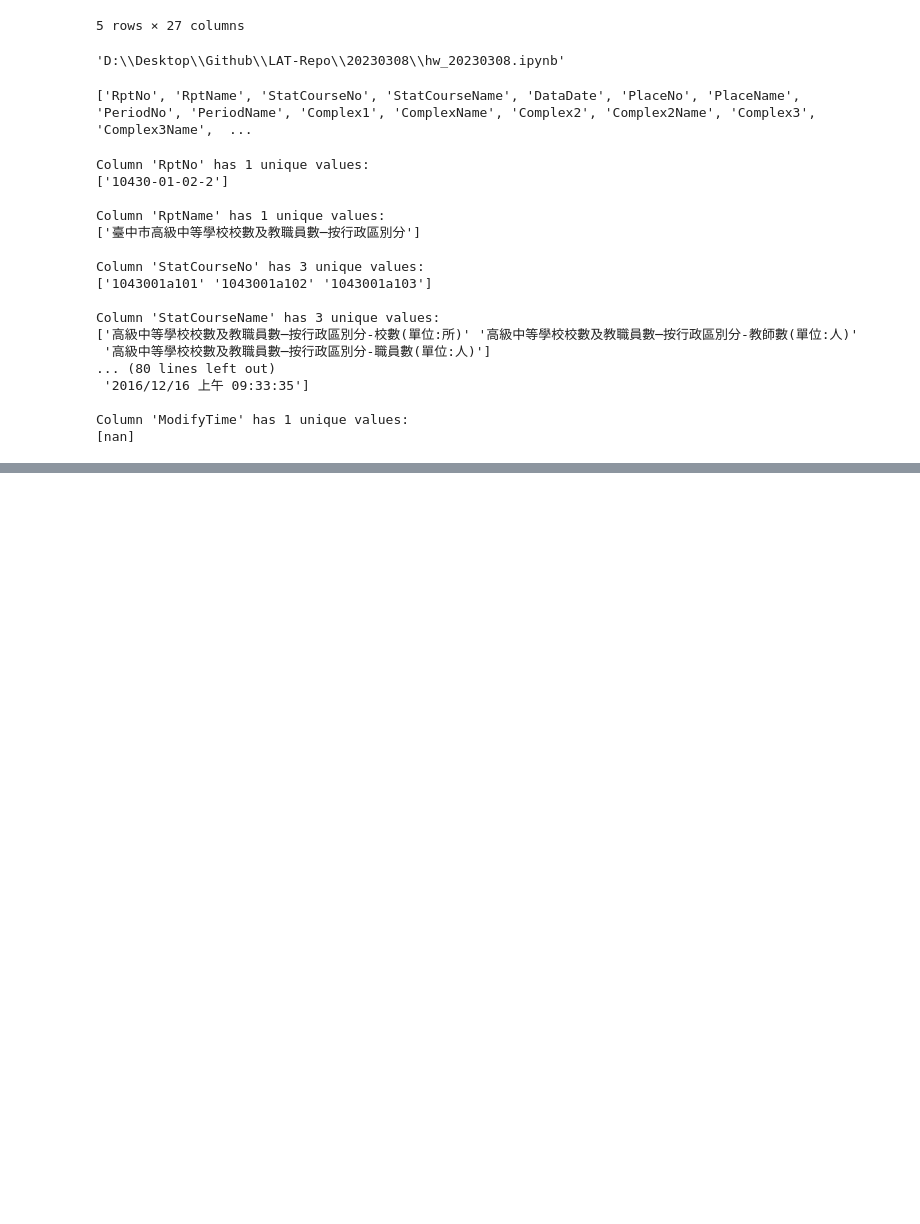
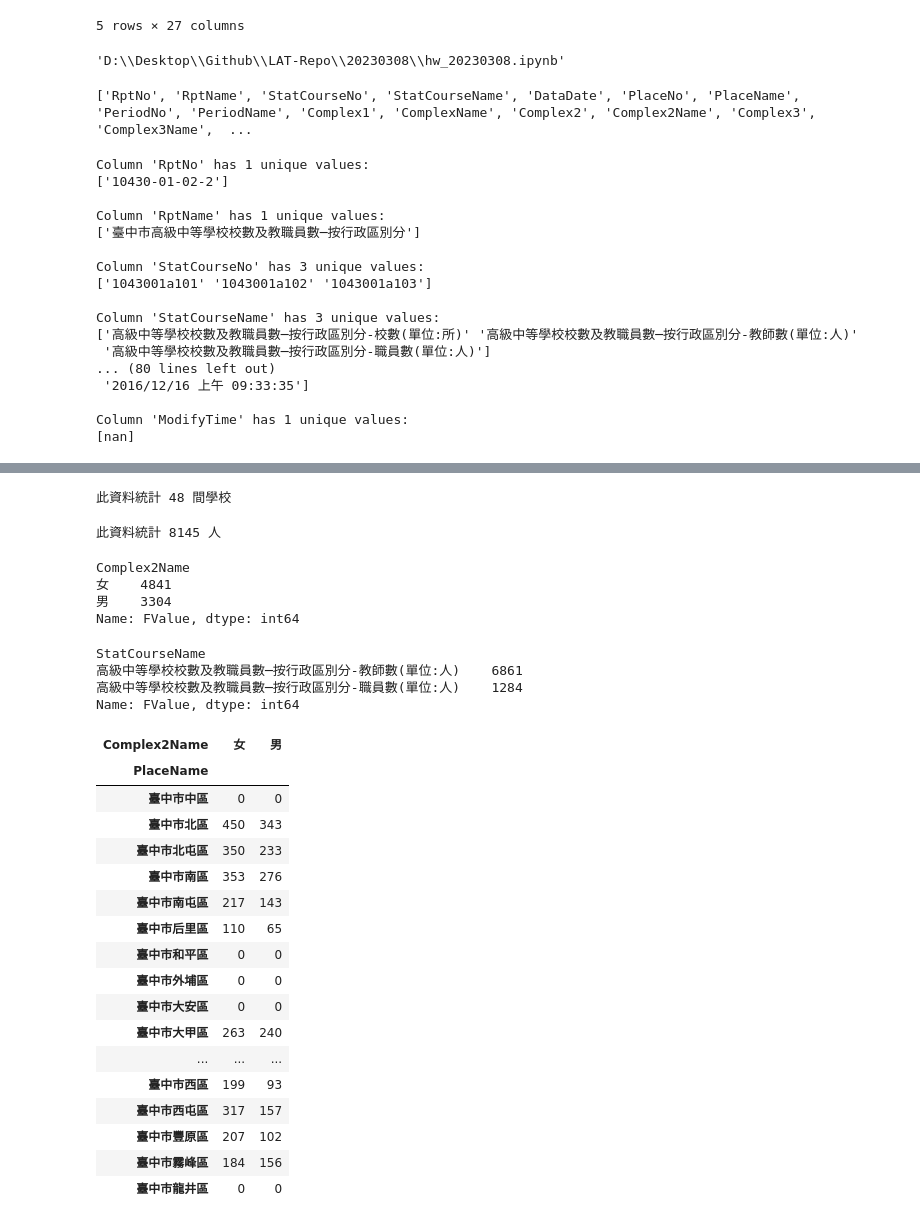
Before and after one commit to 40941133S-QAQ/LAT-Repo, a Jupyter notebook: 20230308/hw_20230308.ipynb, the cells around one changed output, grey strips where cells are left out. Saved outputs shown, nothing was run; the diff lists cells and outputs as text; code cells hidden in the pictures; blank space fills up the shorter version.

```diff
--- a/20230308/hw_20230308.ipynb
+++ b/20230308/hw_20230308.ipynb
@@ -74,0 +66,51 @@ temp
+# %%
+#Q3：此資料統計多少學校
+num_校 = data_校['FValue'].sum()
+print("此資料統計",num_校,"間學校")
+# %% [output]
+此資料統計 48 間學校
+# %%
+#Q4：此資料統計多少人
+num_人 = data_人['FValue'].sum()
+print("此資料統計",num_人,"人")
+# %% [output]
+此資料統計 8145 人
+# %%
+#Q5：男女各多少人
+data_人.groupby(['Complex2Name'])['FValue'].sum()
+# %% [output]
+Complex2Name
+女    4841
+男    3304
+Name: FValue, dtype: int64
+# %%
+#Q6：教師、職員各多少人
+data_人.groupby(['StatCourseName'])['FValue'].sum()
+# %% [output]
+StatCourseName
+高級中等學校校數及教職員數─按行政區別分-教師數(單位:人)    6861
+高級中等學校校數及教職員數─按行政區別分-職員數(單位:人)    1284
+Name: FValue, dtype: int64
+# %%
+#Q7：各區教職員男女人數
+sex_by_place = data_人.groupby(['PlaceName','Complex2Name'])['FValue'].sum().unstack()
+sex_by_place
+# %% [output]
+| Complex2Name | 女 | 男 |
+| PlaceName |  |  |
+| 臺中市中區 | 0 | 0 |
+| 臺中市北區 | 450 | 343 |
+| 臺中市北屯區 | 350 | 233 |
+| 臺中市南區 | 353 | 276 |
+| 臺中市南屯區 | 217 | 143 |
+| 臺中市后里區 | 110 | 65 |
+| 臺中市和平區 | 0 | 0 |
+| 臺中市外埔區 | 0 | 0 |
+| 臺中市大安區 | 0 | 0 |
+| 臺中市大甲區 | 263 | 240 |
+| ... | ... | ... |
+| 臺中市西區 | 199 | 93 |
+| 臺中市西屯區 | 317 | 157 |
+| 臺中市豐原區 | 207 | 102 |
+| 臺中市霧峰區 | 184 | 156 |
+| 臺中市龍井區 | 0 | 0 |
```
Also changed, not shown: parts of 9 cells of this notebook.
